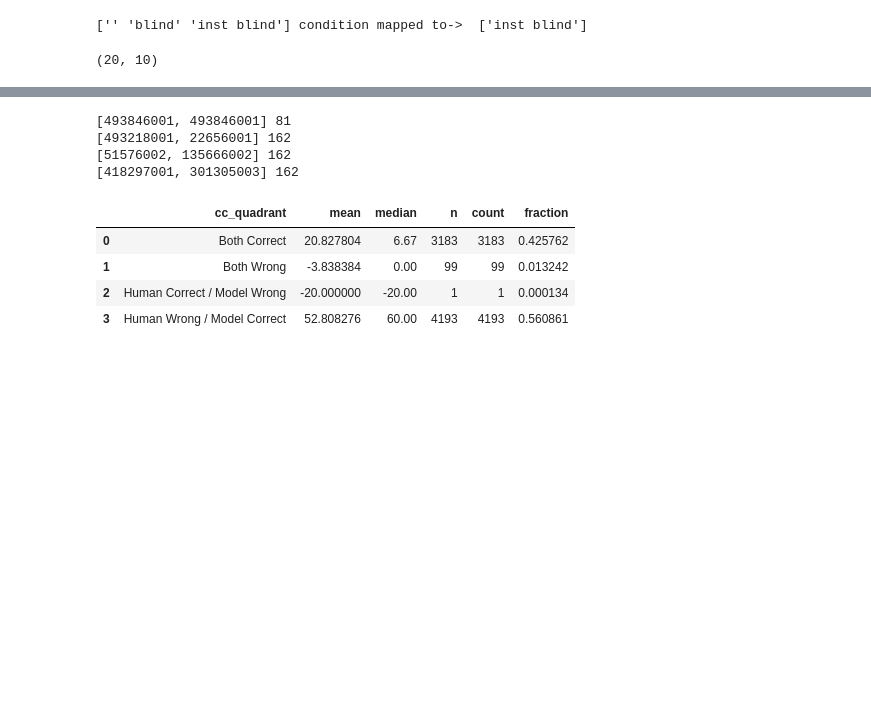
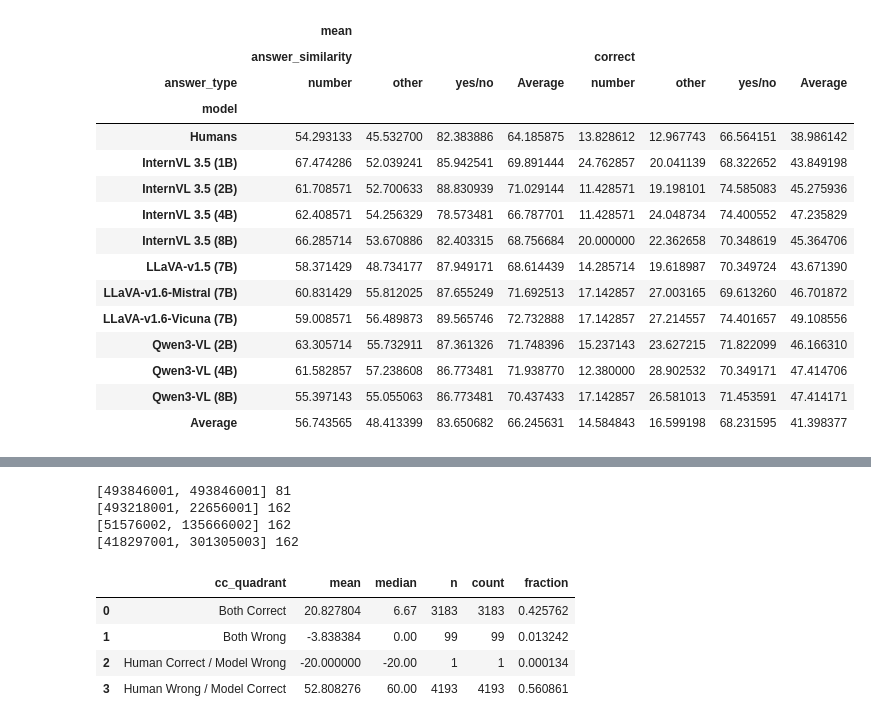
Before and after one commit to unolop/HPA, a Jupyter notebook: evaluation/analysis/A1_vqa.ipynb, the cells around one changed output, grey strips where cells are left out. Saved outputs shown, nothing was run; the diff lists cells and outputs as text; code cells hidden in the pictures; blank space fills up the shorter version.

```diff
--- a/evaluation/analysis/A1_vqa.ipynb
+++ b/evaluation/analysis/A1_vqa.ipynb
@@ -45,40 +130,33 @@ array(['', 'blind', 'inst blind', 'sys inst blind'], dtype=object)
 # %%
-agg.columns = [col[1] if isinstance(col, tuple) and len(col) > 1 and col[1] else (col[0] if isinstance(col, tuple) else col) for col in agg.columns]
-ag=agg.pivot_table(
+ag = hm.pivot_table(
     index=['model'],
-    values=['answer_similarity_inst_blind', 'correct_inst_blind'],
+    values=['correct', 'answer_similarity'],
     columns=['answer_type'],
-    aggfunc=['mean']
+    aggfunc=['mean'] ,
+    margins=True,
+    margins_name='Average'
 )
 
 # agg.to_latex('./tables/VQA_human-model_similarity-answer_type.tex', float_format="%.1f")
 ag.to_latex('./tables/1_VQA_human-pretrained-model_similarity-answer_type.tex', float_format="%.1f")
 ag
+# %% [output]
+|  | mean |  |  |  |  |  |  |  |
+|  | answer_similarity |  |  |  | correct |  |  |  |
+| answer_type | number | other | yes/no | Average | number | other | yes/no | Average |
+| model |  |  |  |  |  |  |  |  |
+| Humans | 54.293133 | 45.532700 | 82.383886 | 64.185875 | 13.828612 | 12.967743 | 66.564151 | 38.986142 |
+| InternVL 3.5 (1B) | 67.474286 | 52.039241 | 85.942541 | 69.891444 | 24.762857 | 20.041139 | 68.322652 | 43.849198 |
+| InternVL 3.5 (2B) | 61.708571 | 52.700633 | 88.830939 | 71.029144 | 11.428571 | 19.198101 | 74.585083 | 45.275936 |
+| InternVL 3.5 (4B) | 62.408571 | 54.256329 | 78.573481 | 66.787701 | 11.428571 | 24.048734 | 74.400552 | 47.235829 |
+| InternVL 3.5 (8B) | 66.285714 | 53.670886 | 82.403315 | 68.756684 | 20.000000 | 22.362658 | 70.348619 | 45.364706 |
+| LLaVA-v1.5 (7B) | 58.371429 | 48.734177 | 87.949171 | 68.614439 | 14.285714 | 19.618987 | 70.349724 | 43.671390 |
+| LLaVA-v1.6-Mistral (7B) | 60.831429 | 55.812025 | 87.655249 | 71.692513 | 17.142857 | 27.003165 | 69.613260 | 46.701872 |
+| LLaVA-v1.6-Vicuna (7B) | 59.008571 | 56.489873 | 89.565746 | 72.732888 | 17.142857 | 27.214557 | 74.401657 | 49.108556 |
+| Qwen3-VL (2B) | 63.305714 | 55.732911 | 87.361326 | 71.748396 | 15.237143 | 23.627215 | 71.822099 | 46.166310 |
+| Qwen3-VL (4B) | 61.582857 | 57.238608 | 86.773481 | 71.938770 | 12.380000 | 28.902532 | 70.349171 | 47.414706 |
+| Qwen3-VL (8B) | 55.397143 | 55.055063 | 86.773481 | 70.437433 | 17.142857 | 26.581013 | 71.453591 | 47.414171 |
+| Average | 56.743565 | 48.413399 | 83.650682 | 66.245631 | 14.584843 | 16.599198 | 68.231595 | 41.398377 |
-# %%
-qids = human_vqa.question_id.unique()
-model_vqa = vqa_1k[(vqa_1k['question_id'].isin(qids)) & (vqa_1k['condition'] == 'inst blind')].replace(model_name_map)
-print(vqa_1k.condition.unique(),'condition mapped to-> ', model_vqa.condition.unique())
-pmd = model_vqa[model_vqa['model'].isin(model_name_map.values())]  # pretrained models df on vqa blind data
-
-### combine human and model !
-hm = pd.concat([model_vqa, human_vqa]) # just the blind conditions
-
-### filtered datafrmes
-df = hm[['meta_model', 'question_id', 'answer_type', 'question_type', 'model', 'question', 'answer', 'output', 'correct', 'answer_similarity']]
-human_df = df[df['model'] == 'Humans'] # .dropna(axis=1)
-humanavg= human_df.groupby(['question_id', 'answer_type', 'question_type']).mean(numeric_only=True).reset_index()
-mhavg = pd.merge( df[df['model'] != 'Humans'] , humanavg, on=['question_id', 'answer_type', 'question_type'], how='left', suffixes=('_model', '_human') )# .dropna(axis=1)
-# mhavg.groupby(['model']).count().head() # it has to be all 374 questions for each model
-# len(qids), # model_vqa.groupby(['model', 'question_id']).count()
-
-### human and model
-human_cols = human_vqa.participant_id.unique()
-model_cols = pmd.model.unique()
-
-len(human_cols), len(model_cols)
-# %% [output]
-['' 'blind' 'inst blind'] condition mapped to->  ['inst blind']
-(20, 10)
 # %%
 # same group of quesitons to compare with humans but with gt condition to get the MG
 mms = calculate_mg(vqa_1k[(vqa_1k['question_id'].isin(qids))], filename='1 Models Subset MG')
```
Also changed, not shown: parts of 8 cells of this notebook, 14 other files.
